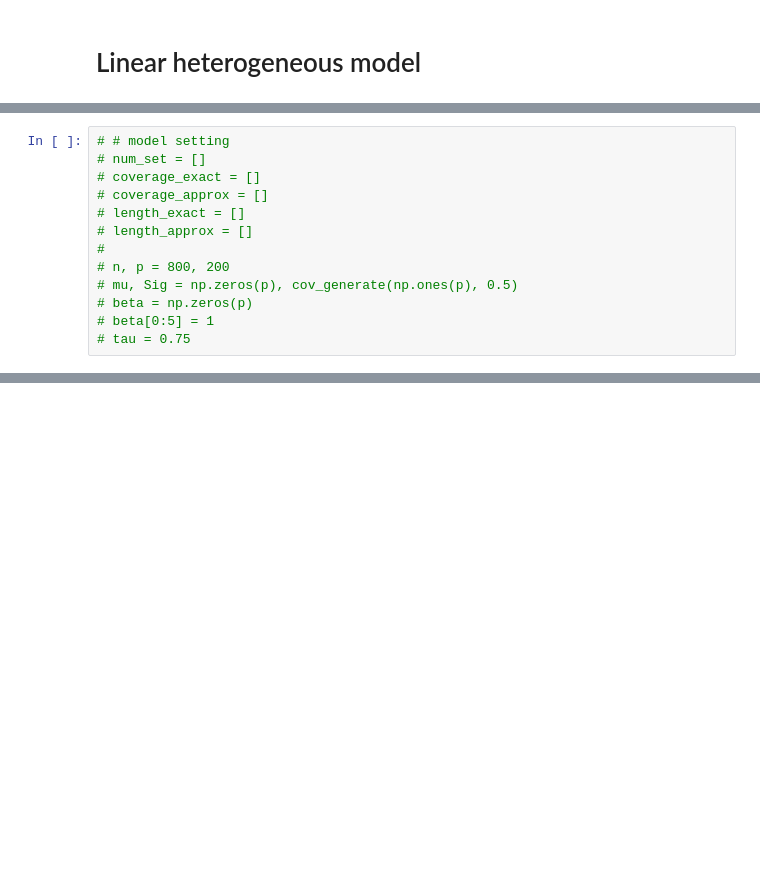
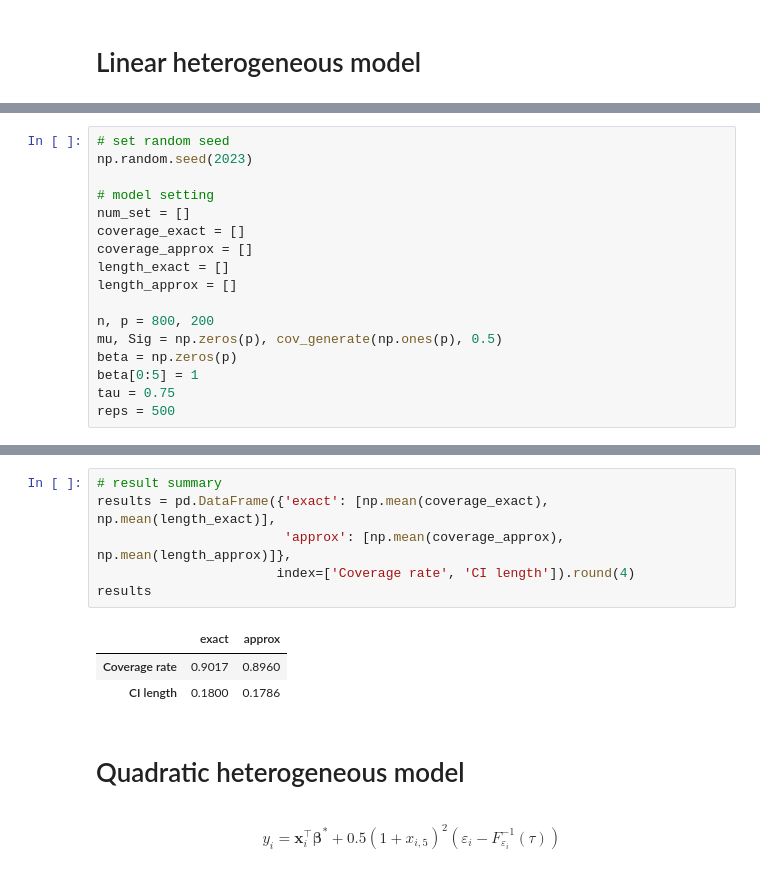
Before and after one commit to snigdhagit/QR-Selectinf, a Jupyter notebook: QR/example.ipynb, the cells around one changed output, grey strips where cells are left out. Saved outputs shown, nothing was run; the diff lists cells and outputs as text; blank space fills up the shorter version.

```diff
--- a/QR/example.ipynb
+++ b/QR/example.ipynb
@@ -129,13 +134,17 @@ results
 # %%
-# # model setting
-# num_set = []
-# coverage_exact = []
-# coverage_approx = []
-# length_exact = []
-# length_approx = []
-#
-# n, p = 800, 200
-# mu, Sig = np.zeros(p), cov_generate(np.ones(p), 0.5)
-# beta = np.zeros(p)
-# beta[0:5] = 1
-# tau = 0.75
+# set random seed
+np.random.seed(2023)
+
+# model setting
+num_set = []
+coverage_exact = []
+coverage_approx = []
+length_exact = []
+length_approx = []
+
+n, p = 800, 200
+mu, Sig = np.zeros(p), cov_generate(np.ones(p), 0.5)
+beta = np.zeros(p)
+beta[0:5] = 1
+tau = 0.75
+reps = 500
@@ -141,0 +199,16 @@ results
+# %%
+# result summary
+results = pd.DataFrame({'exact': [np.mean(coverage_exact), np.mean(length_exact)],
+                        'approx': [np.mean(coverage_approx), np.mean(length_approx)]},
+                       index=['Coverage rate', 'CI length']).round(4)
+results
+# %% [output]
+|  | exact | approx |
+| Coverage rate | 0.9017 | 0.8960 |
+| CI length | 0.1800 | 0.1786 |
+# %% [markdown]
+# Quadratic heterogeneous model
+# %% [markdown]
+$$
+    y_i= \boldsymbol{x}_i ^ \top \boldsymbol{\beta}^* + 0.5 (1 + x_{i,5}) ^ 2 (\varepsilon_i-F_{\varepsilon_i}^{-1}(\tau))
+$$
```
Also changed, not shown: parts of 9 cells of this notebook.
